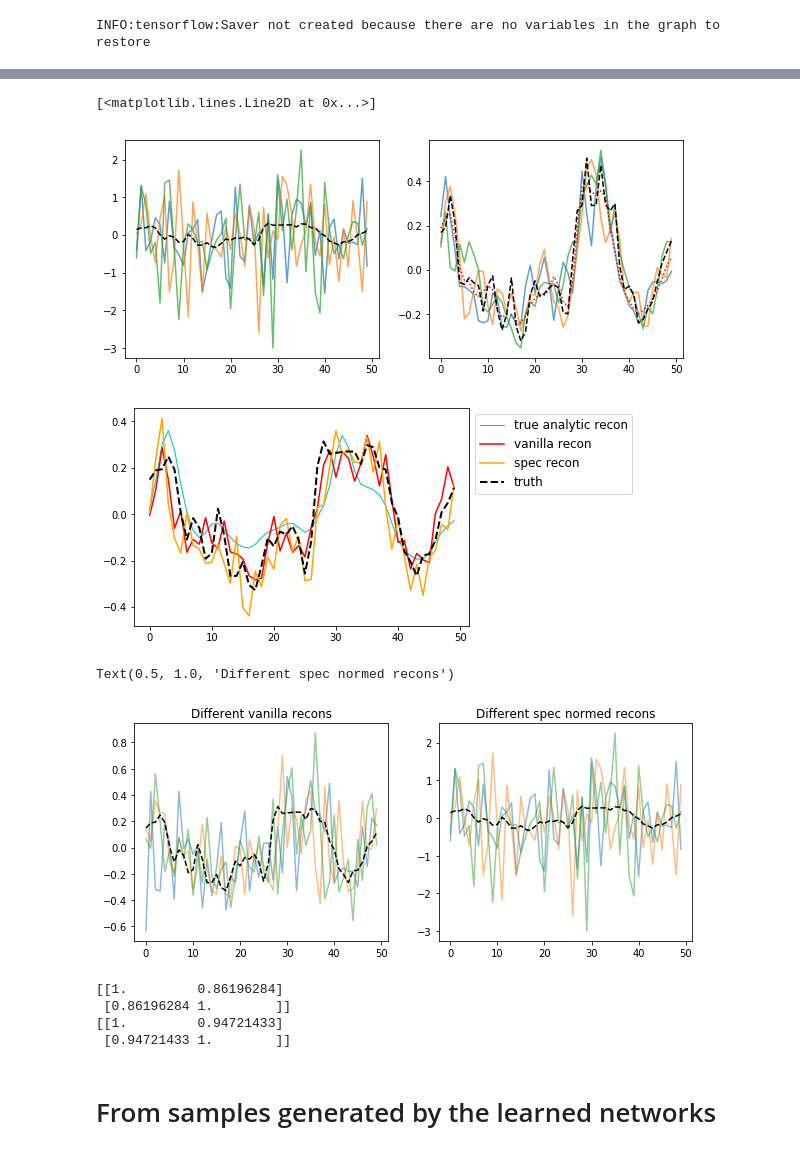
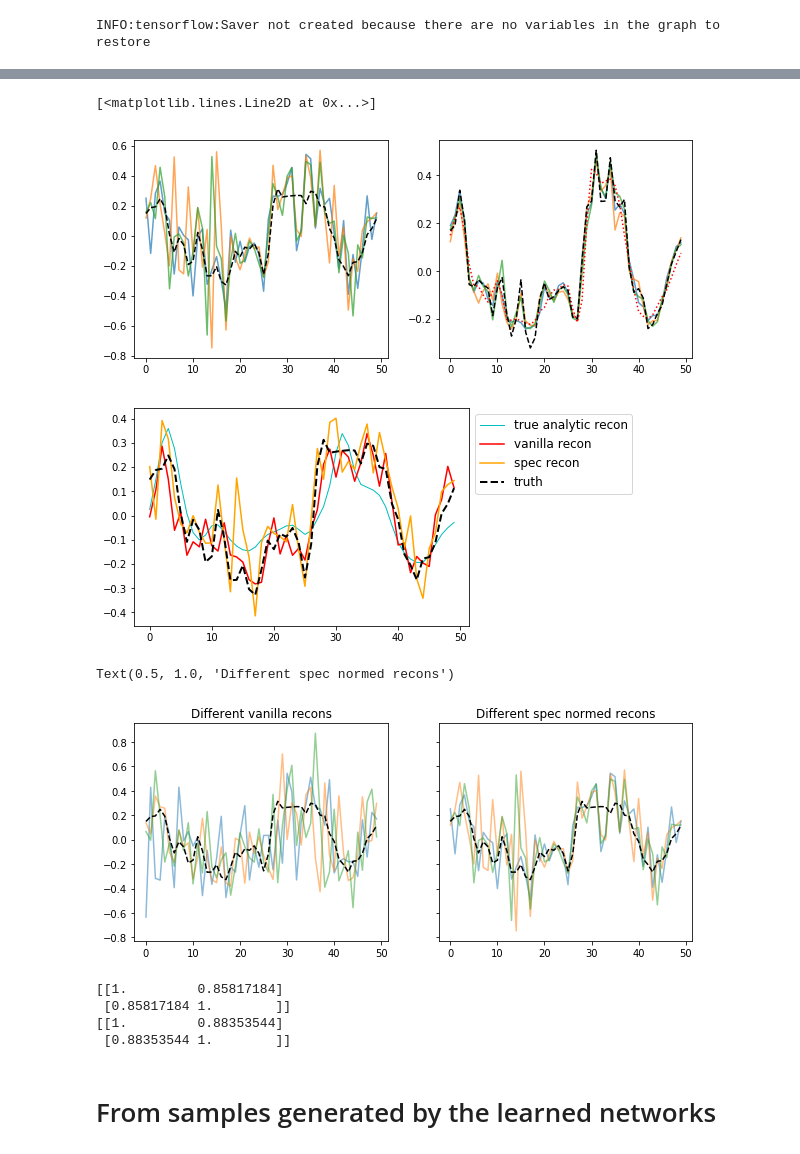
Before and after one commit to EiffL/invertible_mappings, a Jupyter notebook: notebooks/CM/Inverse_stability-ZA1D.ipynb, the cells around one changed output, grey strips where cells are left out. Cells and saved outputs as stored; diff of their text form; code cells hidden in the pictures.

```diff
--- a/notebooks/CM/Inverse_stability-ZA1D.ipynb
+++ b/notebooks/CM/Inverse_stability-ZA1D.ipynb
@@ -1005,6 +1012,7 @@ from tfops import specnormconv1d as specconv1d
 tf.reset_default_graph()
 
 nfilter = 128
+num_iters = 1
 def module_fn():
     '''Define network here'''
     x = tf.placeholder(tf.float32, shape=[None, nc], name='input')
@@ -1012,32 +1020,32 @@ def module_fn():
 
     xx = tf.expand_dims(x, -1)
 
-    net = specconv1d(xx, nfilter, 5)
+    net = specconv1d(xx, nfilter, 5, num_iters=num_iters)
     net = activation=tf.nn.leaky_relu(net)
 
     net = tf.nn.leaky_relu(net)
-    subnet = specconv1d(net, nfilter, 3, name='l11')
-    net = net + specconv1d(subnet,nfilter, 3, name='l12')
+    subnet = specconv1d(net, nfilter, 3, name='l11', num_iters=num_iters)
+    net = net + specconv1d(subnet,nfilter, 3, name='l12', num_iters=num_iters)
     net = tf.nn.dropout(net, 0.95)
 
     net = tf.nn.leaky_relu(net)
-    subnet = specconv1d(net, nfilter, 3, name='l21')
-    net = net + specconv1d(subnet,nfilter, 3, name='l22')
+    subnet = specconv1d(net, nfilter, 3, name='l21', num_iters=num_iters)
+    net = net + specconv1d(subnet,nfilter, 3, name='l22', num_iters=num_iters)
     net = tf.nn.dropout(net, 0.95)
 
     net = tf.nn.leaky_relu(net)
-    subnet = specconv1d(net, nfilter, 3, name='l31')
-    net = net + specconv1d(subnet,nfilter, 3, name='l32')
+    subnet = specconv1d(net, nfilter, 3, name='l31', num_iters=num_iters)
+    net = net + specconv1d(subnet,nfilter, 3, name='l32', num_iters=num_iters)
     net = tf.nn.dropout(net, 0.95)
 
     net = tf.nn.leaky_relu(net)
-    subnet = specconv1d(net, nfilter, 3, name='l41')
-    net = net + specconv1d(subnet,nfilter, 3, name='l42')
+    subnet = specconv1d(net, nfilter, 3, name='l41', num_iters=num_iters)
+    net = net + specconv1d(subnet,nfilter, 3, name='l42', num_iters=num_iters)
     net = tf.nn.dropout(net, 0.95)
 
-    net = specconv1d(net,1, 3, name='l51')
+    net = specconv1d(net,1, 3, name='l51', num_iters=num_iters)
     net = tf.nn.leaky_relu(net)
-    net = specconv1d(net,1, 1, name='l61')
+    net = specconv1d(net,1, 1, name='l61', num_iters=num_iters)
     net = tf.squeeze(net, name='rate')
 
 
@@ -1080,17 +1088,17 @@ for i in range(5000):
     inds = np.random.randint(0, data_size, batch_size)
     x = inits[inds]
     y = fins[inds]
-    l,_= sess.run([loss, train_op], feed_dict={xx:x, yy:y, lr:0.005})
+    l,_= sess.run([loss, train_op], feed_dict={xx:x, yy:y, lr:0.001})
     losses.append(l)
     if i%1000 ==0: print(l)
-for i in range(10000):
+for i in range(5000):
     inds = np.random.randint(0, data_size, batch_size)
     x = inits[inds]
     y = fins[inds]
     l,_= sess.run([loss, train_op], feed_dict={xx:x, yy:y, lr:0.001})
     losses.append(l)
     if i%1000 ==0: print(l)
-for i in range(10000):
+for i in range(5000):
     inds = np.random.randint(0, data_size, batch_size)
     x = inits[inds]
     y = fins[inds]
@@ -1185,7 +1194,6 @@ for ii in ir:
     xi = 1*randn(nstart,nc)
     xi = xi.astype('float32')
     recons = dorecon(yy, xi, modname, useprior=True, niter=5000, lr=0.01)
-    recons = dorecon(yy, xi, modname, useprior=True, niter=5000, lr=0.001)
     xrecon = np.squeeze(recons[0])
     xreconsspec.append(xrecon)
     losses.append(np.squeeze(recons[1]))
@@ -1267,7 +1268,7 @@ plt.plot(learnspec[ir[0]], 'r:')
 plt.plot(fins[ir[0]], 'k--')
 # %% [output]
 [<matplotlib.lines.Line2D at 0x...>]
-[figure, old version]
+[figure, new version]
 # %%
 plt.plot(np.array(xreconstrue).mean(axis=0), lw=1, color='c', label='true analytic recon')
 plt.plot(xrecons[0].T.mean(axis=-1), lw=1.5, color='red', label='vanilla recon')
@@ -1276,32 +1277,32 @@ plt.plot(inits[ir[0]], 'k--', lw=2, label='truth')
 plt.legend(fontsize=12, bbox_to_anchor=(1, 1), loc='upper left')
 plt.show()
 # %% [output]
-[figure, old version]
+[figure, new version]
 # %%
-fig, ax = plt.subplots(1, 2, figsize=(10, 4))
+fig, ax = plt.subplots(1, 2, figsize=(10, 4), sharey=True)
 
 axis= ax[0]
 for ii in (1, 5, 10):
     axis.plot(xrecons[0][ii], alpha=0.5)
 axis.plot(inits[ir[0]], 'k--')
 axis.set_title('Different vanilla recons')
 
 axis= ax[1]
 for ii in (1, 5, 10):
     axis.plot(xreconsspec[0][ii], alpha=0.5)
 axis.plot(inits[ir[0]], 'k--')
 axis.set_title('Different spec normed recons')
 # %% [output]
 Text(0.5, 1.0, 'Different spec normed recons')
-[figure, old version]
+[figure, new version]
 # %%
 print(np.corrcoef(inits[ir[0]], xreconsspec[0].T.mean(axis=-1)))
 print(np.corrcoef(inits[ir[0]], xrecons[0].T.mean(axis=-1)))
 # %% [output]
-[[1.         0.86196284]
- [0.86196284 1.        ]]
-[[1.         0.94721433]
- [0.94721433 1.        ]]
+[[1.         0.85817184]
+ [0.85817184 1.        ]]
+[[1.         0.88353544]
+ [0.88353544 1.        ]]
 # %% [markdown]
 # From samples generated by the learned networks
 # %%
```
Also changed, not shown: parts of 15 cells of this notebook, 5 other files.
